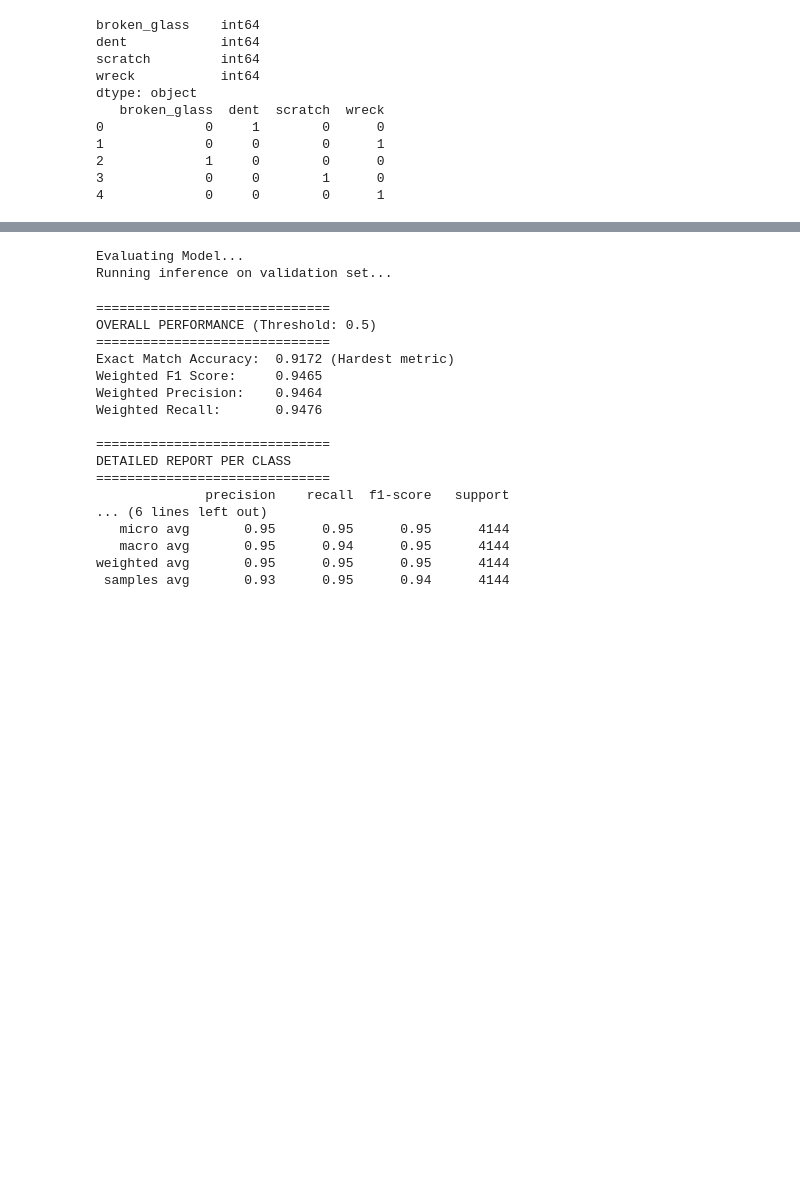
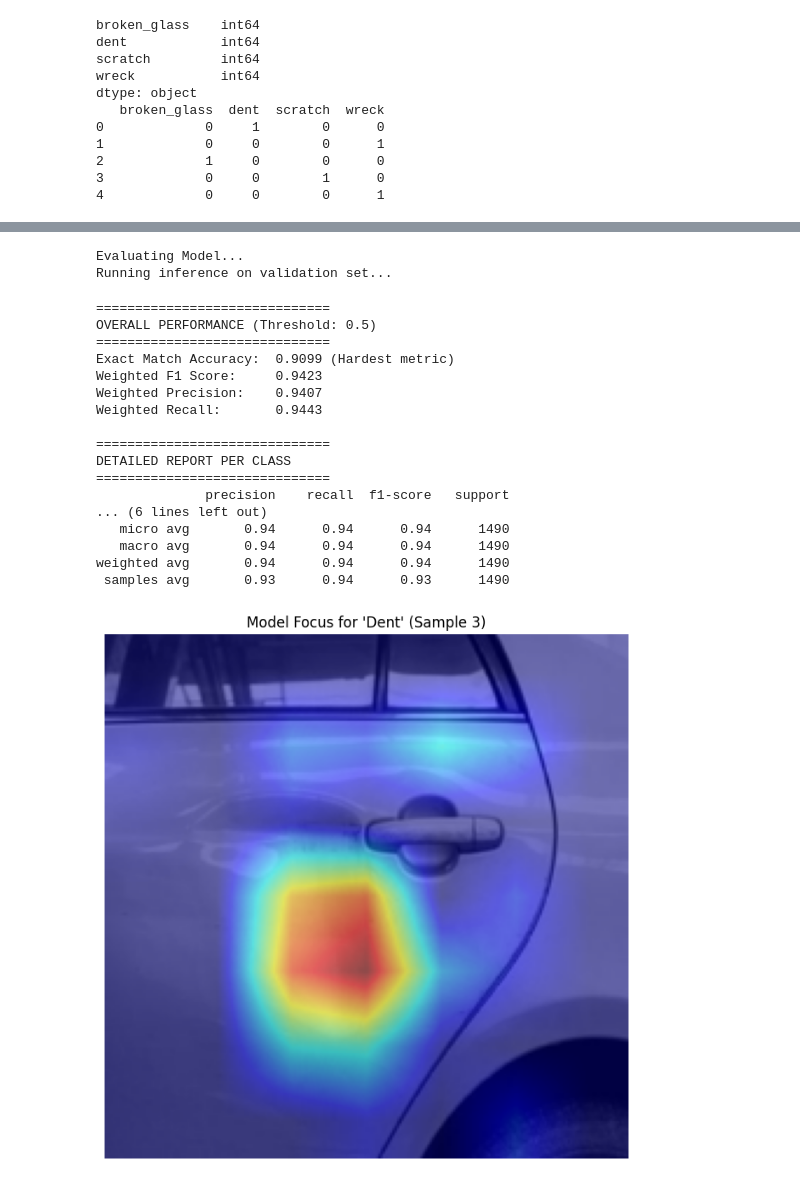
Before and after one commit to TaimourKhan2132/CarDefects, a Jupyter notebook: notebooks/ML_project.ipynb, the cells around one changed output, grey strips where cells are left out. Cells and saved outputs as stored; diff of their text form; code cells hidden in the pictures; blank space fills up the shorter version.

```diff
--- a/notebooks/ML_project.ipynb
+++ b/notebooks/ML_project.ipynb
@@ -119,3 +119,11 @@ device = torch.device("cuda" if torch.cuda.is_available() else "cpu")
 print("Using device:", device)
 # %% [output]
 Using device: cuda
+# %%
+# Load the CSVs you just created into variables
+train_df = pd.read_csv("../data/processed/merged_train.csv")
+val_df = pd.read_csv("../data/processed/merged_valid.csv")
+test_df = pd.read_csv("../data/processed/merged_test.csv")
+
+print("DataFrames loaded successfully!")
+print(f"Train: {len(train_df)}, Valid: {len(val_df)}, Test: {len(test_df)}")
@@ -237,7 +314,7 @@ def multi_label_accuracy(y_true, y_pred, threshold=0.5):
 # ==========================================
 # 2. DEFINE THE TRAINING FUNCTION
 # ==========================================
-def train_model(model, train_loader, val_loader, criterion, optimizer, scaler, epochs=10):
+def train_model(model, train_loader, val_loader, criterion, optimizer, scaler, epochs=20):
     best_val_acc = 0
 
     for epoch in range(epochs):
@@ -559,17 +638,17 @@ Running inference on validation set...
 ==============================
 OVERALL PERFORMANCE (Threshold: 0.5)
 ==============================
-Exact Match Accuracy:  0.9172 (Hardest metric)
-Weighted F1 Score:     0.9465
-Weighted Precision:    0.9464
-Weighted Recall:       0.9476
+Exact Match Accuracy:  0.9099 (Hardest metric)
+Weighted F1 Score:     0.9423
+Weighted Precision:    0.9407
+Weighted Recall:       0.9443
 
 ==============================
 DETAILED REPORT PER CLASS
 ==============================
               precision    recall  f1-score   support
 ... (6 lines left out)
-   micro avg       0.95      0.95      0.95      4144
-   macro avg       0.95      0.94      0.95      4144
-weighted avg       0.95      0.95      0.95      4144
- samples avg       0.93      0.95      0.94      4144
+   micro avg       0.94      0.94      0.94      1490
+   macro avg       0.94      0.94      0.94      1490
+weighted avg       0.94      0.94      0.94      1490
+ samples avg       0.93      0.94      0.93      1490
@@ -576,3 +717,39 @@ weighted avg       0.95      0.95      0.95      4144
+# %%
+# --- RUN THIS AFTER DEFINING THE FUNCTION ABOVE ---
+import matplotlib.pyplot as plt
+import numpy as np
+from PIL import Image
+
+# 1. Select a specific sample index
+SAMPLE_IDX = 3
+
+# 2. Get the tensor from the dataset
+image_tensor, label_tensor = val_dataset[SAMPLE_IDX]
+
+# 3. Prepare input for model (Batch size 1)
+input_tensor = image_tensor.unsqueeze(0).to(device)
+
+# 4. Get the original raw image for visualization
+raw_image_path = val_df.iloc[SAMPLE_IDX]['image_path']
+rgb_img = np.array(Image.open(raw_image_path).resize((224, 224)))
+
+# 5. Run Grad-CAM
+# Target Index: 0=Glass, 1=Dent, 2=Scratch, 3=Wreck (Check your CLASS_NAMES order)
+heatmap = visualize_damage_focus(
+    model=model,
+    input_tensor=input_tensor,
+    rgb_img=rgb_img,
+    target_class_index=1
+)
+
+# 6. Display
+plt.figure(figsize=(8, 8))
+plt.imshow(heatmap)
+plt.title(f"Model Focus for 'Dent' (Sample {SAMPLE_IDX})")
+plt.axis('off')
+plt.show()
+# %% [output]
+[figure, added]
 # %%
 import torch
 from torchvision import transforms, models
```
Also changed, not shown: parts of 8 cells of this notebook, 2 other files.
